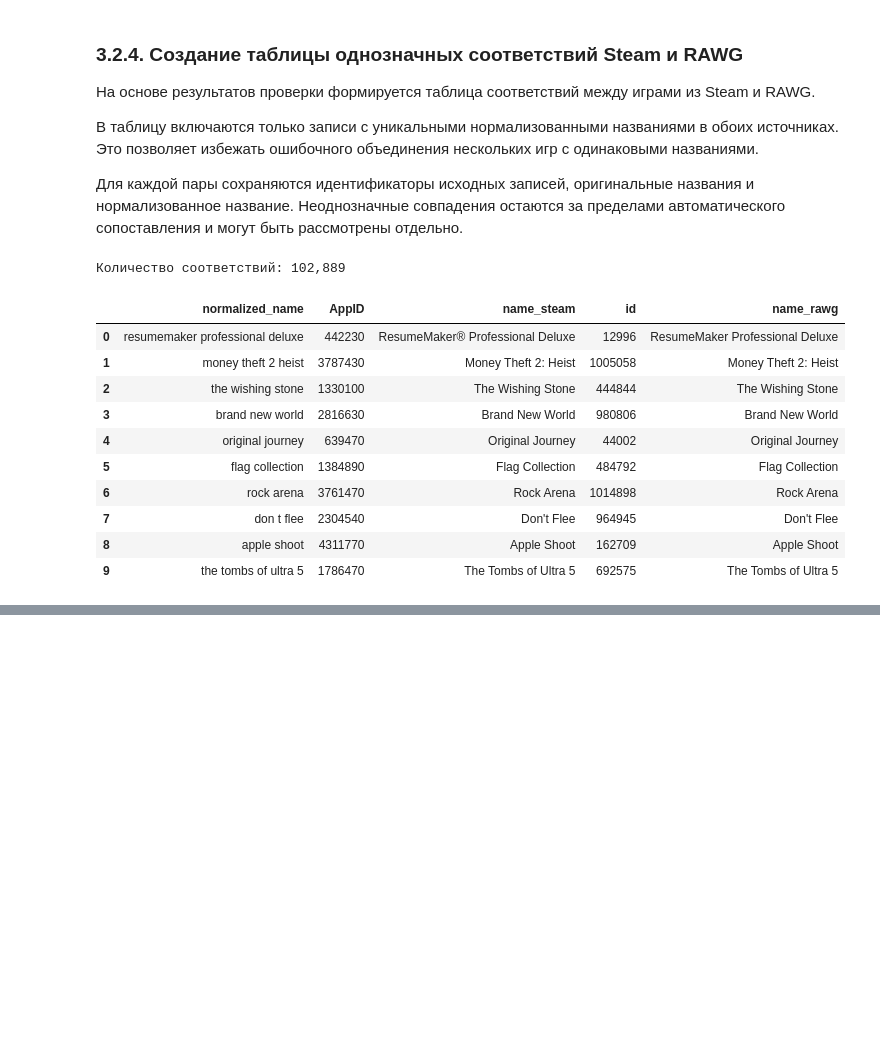
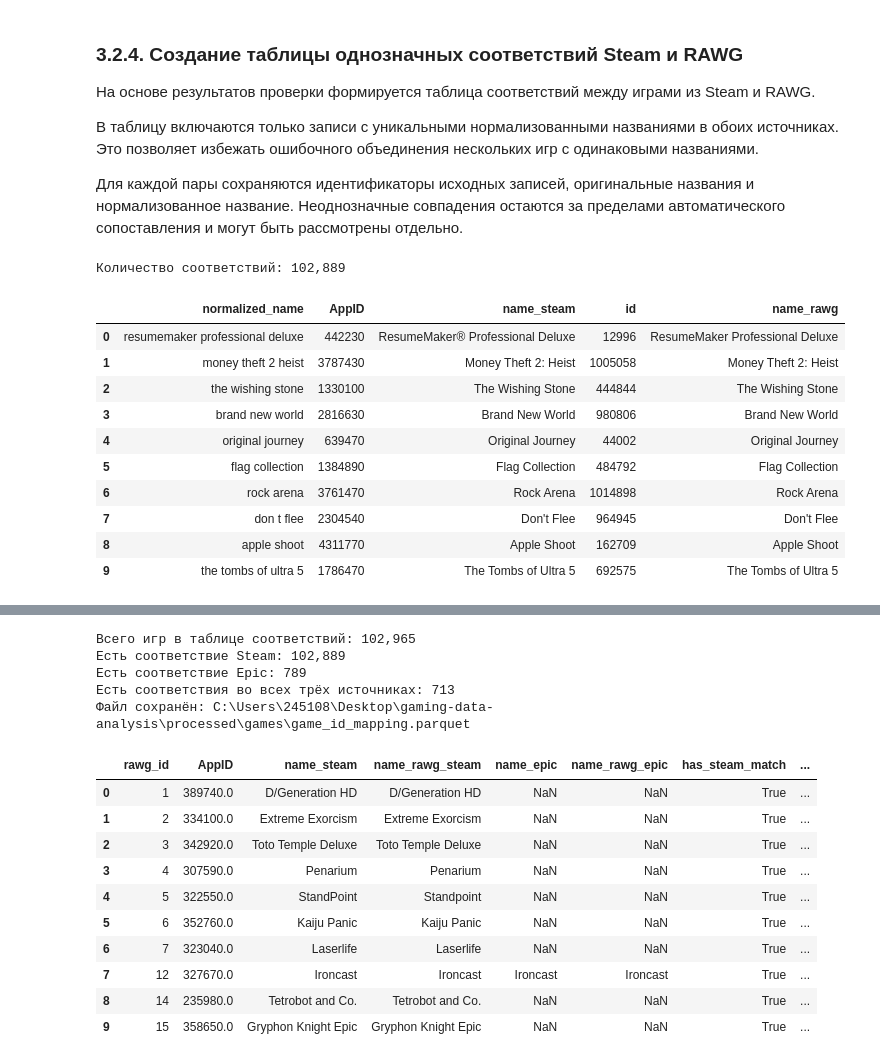
Before and after one commit to Dani-ldyaev/gaming-data-analysis, a Jupyter notebook: notebooks/2_3.ipynb, the cells around one changed output, grey strips where cells are left out. Saved outputs shown, nothing was run; the diff lists cells and outputs as text; code cells hidden in the pictures; blank space fills up the shorter version.

Commit message:
Continue developing 2.3. Creating unified tables

```diff
--- a/notebooks/2_3.ipynb
+++ b/notebooks/2_3.ipynb
@@ -1524,7 +1524,7 @@ steam_output_dir.mkdir(parents=True, exist_ok=True)
 steam_output_path = steam_output_dir / "steam_games.parquet"
 
 steam_columns = [
-    "name", "release_date", "required_age", "price", "dlc_count",
+    "type", "name", "release_date", "required_age", "price", "dlc_count",
     "windows", "mac", "linux",
     "metacritic_score", "user_score", "achievements", "recommendations",
     "supported_languages", "developers", "publishers",
@@ -2131,0 +2303,71 @@ display(steam_rawg_matches.head(10))
+# %%
+# Объединение таблиц соответствий через RAWG ID
+
+steam_mapping = steam_rawg_matches[
+    ["id", "AppID", "name_steam", "name_rawg"]
+].rename(columns={
+    "id": "rawg_id"
+})
+
+epic_mapping = epic_rawg_matches[
+    ["id", "name_epic", "name_rawg"]
+].rename(columns={
+    "id": "rawg_id"
+})
+
+game_id_mapping = steam_mapping.merge(
+    epic_mapping,
+    on="rawg_id",
+    how="outer",
+    suffixes=("_steam", "_epic"),
+    validate="one_to_one"
+)
+
+game_id_mapping["has_steam_match"] = (
+    game_id_mapping["AppID"].notna()
+)
+
+game_id_mapping["has_epic_match"] = (
+    game_id_mapping["name_epic"].notna()
+)
+
+game_id_mapping = (
+    game_id_mapping
+    .sort_values("rawg_id")
+    .reset_index(drop=True)
+)
+
+mapping_path = PROCESSED / "games" / "game_id_mapping.parquet"
+
+game_id_mapping.to_parquet(mapping_path, index=False)
+
+print(f"Всего игр в таблице соответствий: {len(game_id_mapping):,}")
+print(f"Есть соответствие Steam: {game_id_mapping['has_steam_match'].sum():,}")
+print(f"Есть соответствие Epic: {game_id_mapping['has_epic_match'].sum():,}")
+print(
+    "Есть соответствия во всех трёх источниках:",
+    (
+        game_id_mapping["has_steam_match"] &
+        game_id_mapping["has_epic_match"]
+    ).sum()
+)
+print(f"Файл сохранён: {mapping_path}")
+
+display(game_id_mapping.head(10))
+# %% [output]
+Всего игр в таблице соответствий: 102,965
+Есть соответствие Steam: 102,889
+Есть соответствие Epic: 789
+Есть соответствия во всех трёх источниках: 713
+Файл сохранён: C:\Users\245108\Desktop\gaming-data-analysis\processed\games\game_id_mapping.parquet
+|  | rawg_id | AppID | name_steam | name_rawg_steam | name_epic | name_rawg_epic | has_steam_match | ... |
+| 0 | 1 | 389740.0 | D/Generation HD | D/Generation HD | NaN | NaN | True | ... |
+| 1 | 2 | 334100.0 | Extreme Exorcism | Extreme Exorcism | NaN | NaN | True | ... |
+| 2 | 3 | 342920.0 | Toto Temple Deluxe | Toto Temple Deluxe | NaN | NaN | True | ... |
+| 3 | 4 | 307590.0 | Penarium | Penarium | NaN | NaN | True | ... |
+| 4 | 5 | 322550.0 | StandPoint | Standpoint | NaN | NaN | True | ... |
+| 5 | 6 | 352760.0 | Kaiju Panic | Kaiju Panic | NaN | NaN | True | ... |
+| 6 | 7 | 323040.0 | Laserlife | Laserlife | NaN | NaN | True | ... |
+| 7 | 12 | 327670.0 | Ironcast | Ironcast | Ironcast | Ironcast | True | ... |
+| 8 | 14 | 235980.0 | Tetrobot and Co. | Tetrobot and Co. | NaN | NaN | True | ... |
+| 9 | 15 | 358650.0 | Gryphon Knight Epic | Gryphon Knight Epic | NaN | NaN | True | ... |
```
Also changed, not shown: parts of 17 cells of this notebook.
